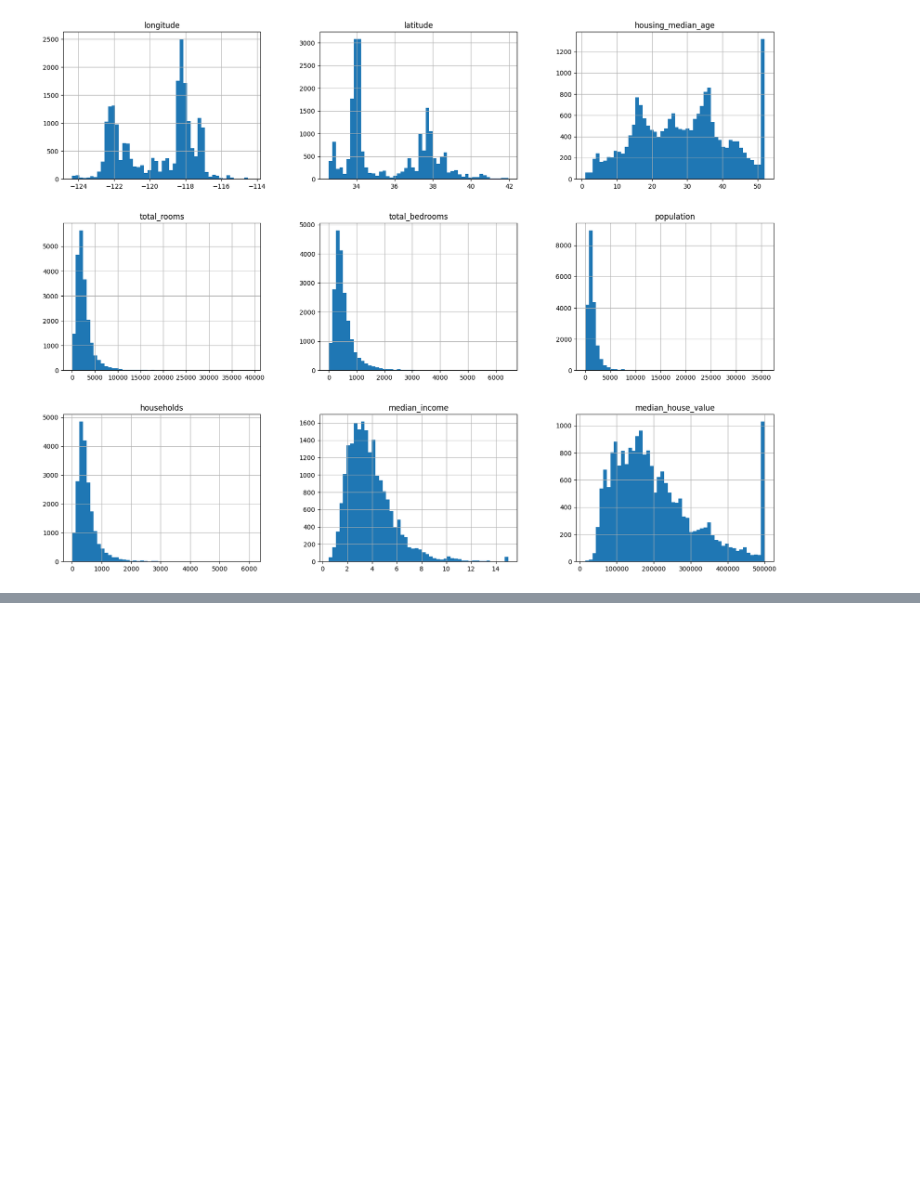
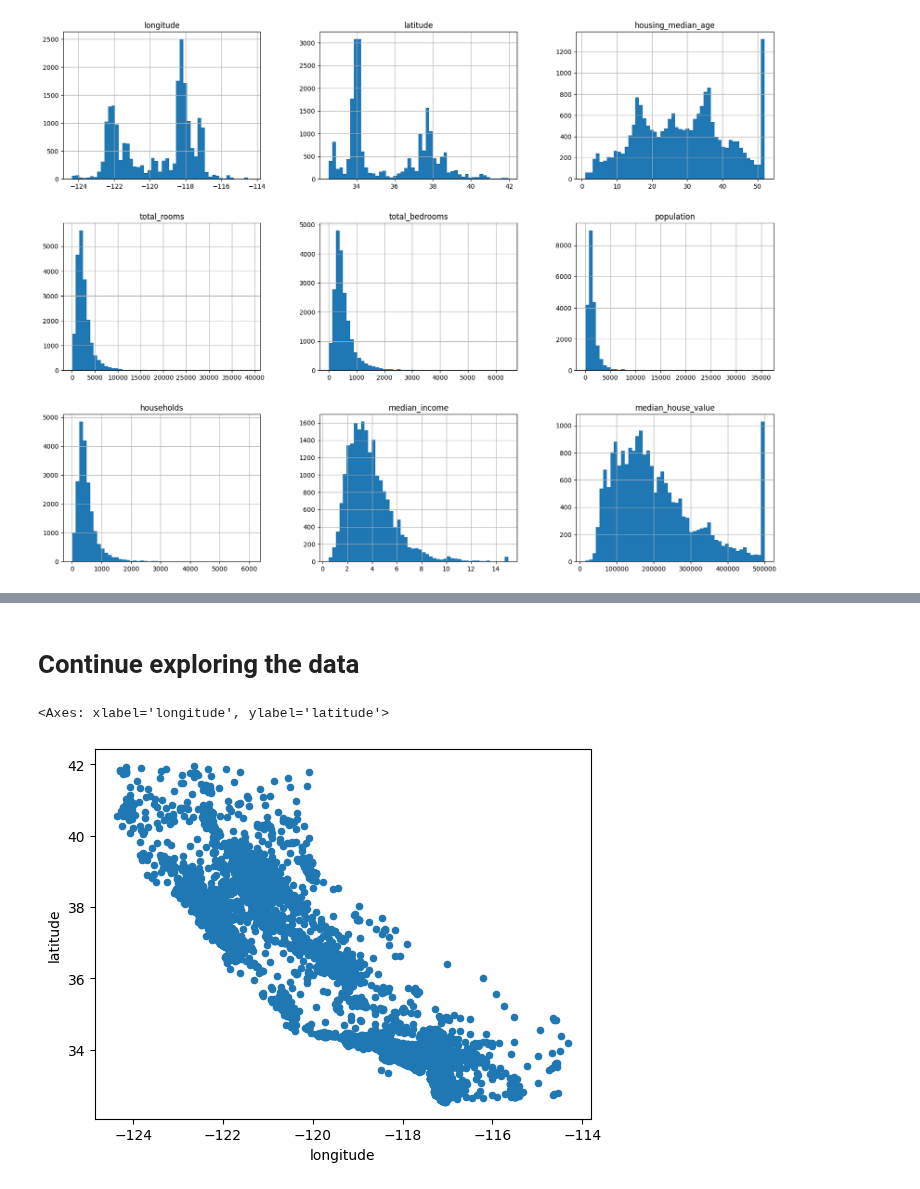
Before and after one commit to DougFigueroa/machine-learning-notebooks, a Jupyter notebook: linear_regression_housing/Housing.ipynb, the cells around one changed output, grey strips where cells are left out. Drawn from its saved outputs; the diff is of its cells as text; code cells hidden in the pictures; blank space fills up the shorter version.

```diff
--- a/linear_regression_housing/Housing.ipynb
+++ b/linear_regression_housing/Housing.ipynb
@@ -116,0 +158,14 @@ Size of the test set: 4128
+# %%
+# correct way to ensure proper distribution in both test and training data sets
+# distributes the data even between the income categories
+
+from sklearn.model_selection import StratifiedShuffleSplit
+
+split = StratifiedShuffleSplit(n_splits=1, test_size=0.2, random_state=42)
+for train_index, test_index in split.split(housing, housing['income_cat']):
+    strat_train_set = housing.loc[train_index]
+    strat_test_set = housing.loc[test_index]
+
+print(f'The proportions for the test set are: {strat_test_set["income_cat"].value_counts()/len(strat_test_set)}')
+print(f'The proportions for the training set are: {strat_train_set["income_cat"].value_counts()/len(strat_train_set)}')
+# proportions are pretty similar, as it should
@@ -116,0 +191,8 @@ Size of the test set: 4128
+# %% [markdown]
+# Continue exploring the data
+# %%
+housing = strat_train_set.copy()
+housing.plot(kind='scatter', x='longitude', y='latitude')
+# %% [output]
+<Axes: xlabel='longitude', ylabel='latitude'>
+[figure, added]
```
Also changed, not shown: parts of 12 cells of this notebook.
